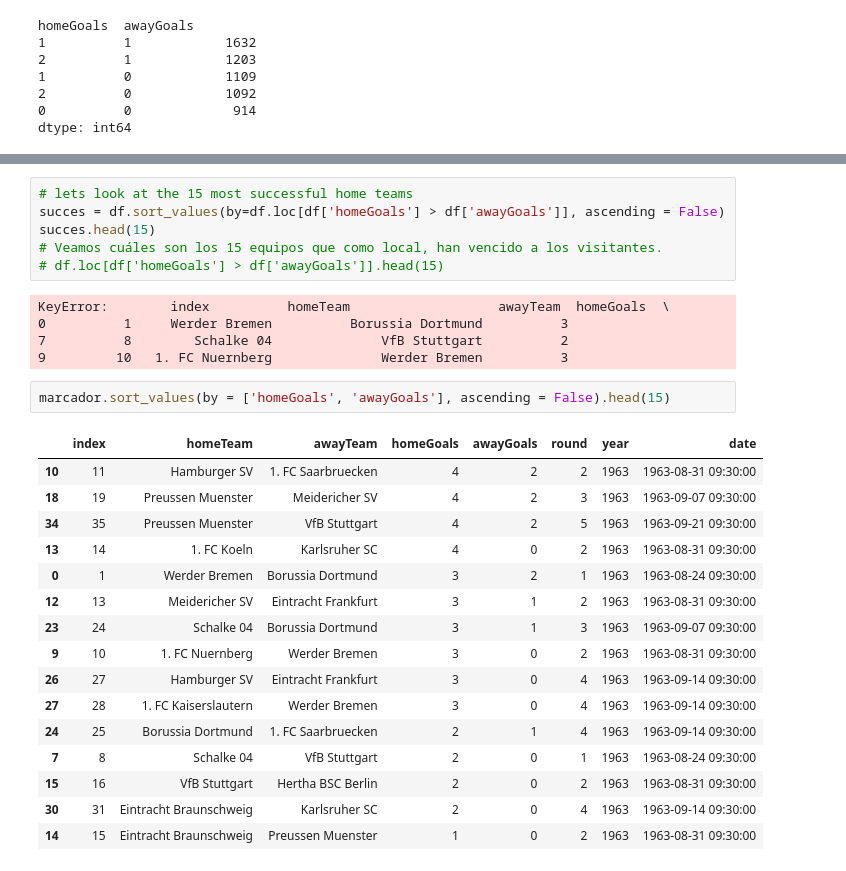
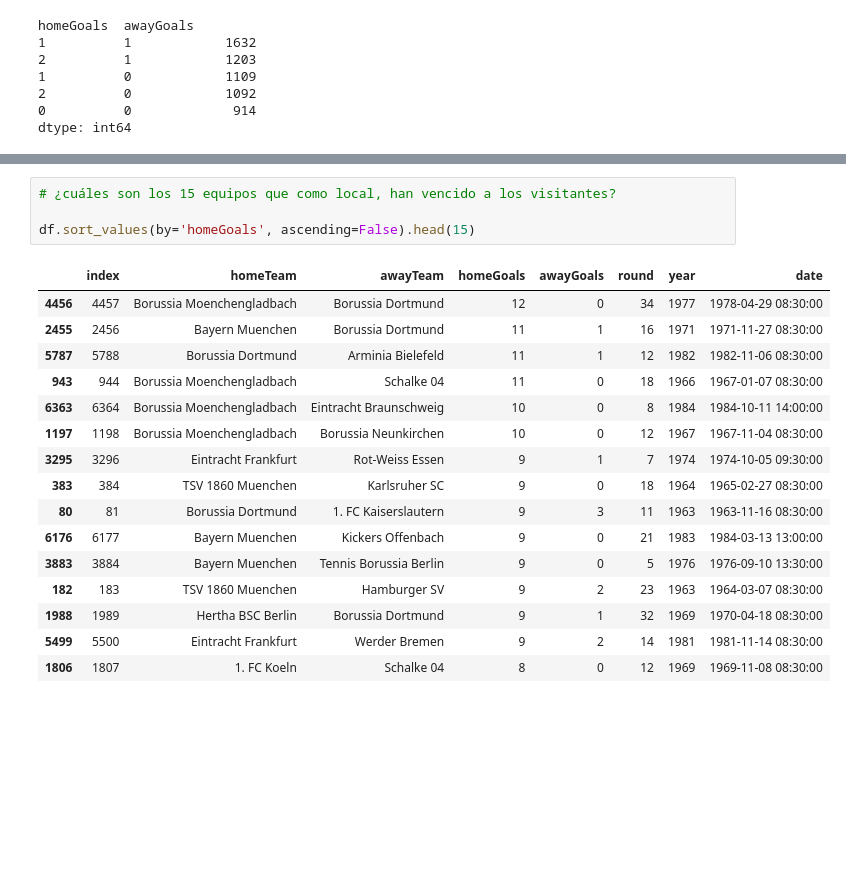
Before and after one commit to wilebaldosh/bundesliga, a Jupyter notebook: bundesliga.ipynb, the cells around one changed output, grey strips where cells are left out. Drawn from its saved outputs; the diff is of its cells as text; blank space fills up the shorter version.

```diff
--- a/bundesliga.ipynb
+++ b/bundesliga.ipynb
@@ -274,30 +330,21 @@ dtype: int64
 # %%
-# lets look at the 15 most successful home teams
-succes = df.sort_values(by=df.loc[df['homeGoals'] > df['awayGoals']], ascending = False)
-succes.head(15)
-# Veamos cuáles son los 15 equipos que como local, han vencido a los visitantes.
-# df.loc[df['homeGoals'] > df['awayGoals']].head(15)
+# ¿cuáles son los 15 equipos que como local, han vencido a los visitantes?
+
+df.sort_values(by='homeGoals', ascending=False).head(15)
 # %% [output]
-KeyError:        index          homeTeam                   awayTeam  homeGoals  \
-0          1     Werder Bremen          Borussia Dortmund          3
-7          8        Schalke 04              VfB Stuttgart          2
-9         10   1. FC Nuernberg              Werder Bremen          3
+|  | index | homeTeam | awayTeam | homeGoals | awayGoals | round | year | date |
+| 4456 | 4457 | Borussia Moenchengladbach | Borussia Dortmund | 12 | 0 | 34 | 1977 | 1978-04-29 08:30:00 |
+| 2455 | 2456 | Bayern Muenchen | Borussia Dortmund | 11 | 1 | 16 | 1971 | 1971-11-27 08:30:00 |
+| 5787 | 5788 | Borussia Dortmund | Arminia Bielefeld | 11 | 1 | 12 | 1982 | 1982-11-06 08:30:00 |
+| 943 | 944 | Borussia Moenchengladbach | Schalke 04 | 11 | 0 | 18 | 1966 | 1967-01-07 08:30:00 |
+| 6363 | 6364 | Borussia Moenchengladbach | Eintracht Braunschweig | 10 | 0 | 8 | 1984 | 1984-10-11 14:00:00 |
+| 1197 | 1198 | Borussia Moenchengladbach | Borussia Neunkirchen | 10 | 0 | 12 | 1967 | 1967-11-04 08:30:00 |
+| 3295 | 3296 | Eintracht Frankfurt | Rot-Weiss Essen | 9 | 1 | 7 | 1974 | 1974-10-05 09:30:00 |
+| 383 | 384 | TSV 1860 Muenchen | Karlsruher SC | 9 | 0 | 18 | 1964 | 1965-02-27 08:30:00 |
+| 80 | 81 | Borussia Dortmund | 1. FC Kaiserslautern | 9 | 3 | 11 | 1963 | 1963-11-16 08:30:00 |
+| 6176 | 6177 | Bayern Muenchen | Kickers Offenbach | 9 | 0 | 21 | 1983 | 1984-03-13 13:00:00 |
+| 3883 | 3884 | Bayern Muenchen | Tennis Borussia Berlin | 9 | 0 | 5 | 1976 | 1976-09-10 13:30:00 |
+| 182 | 183 | TSV 1860 Muenchen | Hamburger SV | 9 | 2 | 23 | 1963 | 1964-03-07 08:30:00 |
+| 1988 | 1989 | Hertha BSC Berlin | Borussia Dortmund | 9 | 1 | 32 | 1969 | 1970-04-18 08:30:00 |
+| 5499 | 5500 | Eintracht Frankfurt | Werder Bremen | 9 | 2 | 14 | 1981 | 1981-11-14 08:30:00 |
+| 1806 | 1807 | 1. FC Koeln | Schalke 04 | 8 | 0 | 12 | 1969 | 1969-11-08 08:30:00 |
-# %%
-marcador.sort_values(by = ['homeGoals', 'awayGoals'], ascending = False).head(15)
-# %% [output]
-|  | index | homeTeam | awayTeam | homeGoals | awayGoals | round | year | date |
-| 10 | 11 | Hamburger SV | 1. FC Saarbruecken | 4 | 2 | 2 | 1963 | 1963-08-31 09:30:00 |
-| 18 | 19 | Preussen Muenster | Meidericher SV | 4 | 2 | 3 | 1963 | 1963-09-07 09:30:00 |
-| 34 | 35 | Preussen Muenster | VfB Stuttgart | 4 | 2 | 5 | 1963 | 1963-09-21 09:30:00 |
-| 13 | 14 | 1. FC Koeln | Karlsruher SC | 4 | 0 | 2 | 1963 | 1963-08-31 09:30:00 |
-| 0 | 1 | Werder Bremen | Borussia Dortmund | 3 | 2 | 1 | 1963 | 1963-08-24 09:30:00 |
-| 12 | 13 | Meidericher SV | Eintracht Frankfurt | 3 | 1 | 2 | 1963 | 1963-08-31 09:30:00 |
-| 23 | 24 | Schalke 04 | Borussia Dortmund | 3 | 1 | 3 | 1963 | 1963-09-07 09:30:00 |
-| 9 | 10 | 1. FC Nuernberg | Werder Bremen | 3 | 0 | 2 | 1963 | 1963-08-31 09:30:00 |
-| 26 | 27 | Hamburger SV | Eintracht Frankfurt | 3 | 0 | 4 | 1963 | 1963-09-14 09:30:00 |
-| 27 | 28 | 1. FC Kaiserslautern | Werder Bremen | 3 | 0 | 4 | 1963 | 1963-09-14 09:30:00 |
-| 24 | 25 | Borussia Dortmund | 1. FC Saarbruecken | 2 | 1 | 4 | 1963 | 1963-09-14 09:30:00 |
-| 7 | 8 | Schalke 04 | VfB Stuttgart | 2 | 0 | 1 | 1963 | 1963-08-24 09:30:00 |
-| 15 | 16 | VfB Stuttgart | Hertha BSC Berlin | 2 | 0 | 2 | 1963 | 1963-08-31 09:30:00 |
-| 30 | 31 | Eintracht Braunschweig | Karlsruher SC | 2 | 0 | 4 | 1963 | 1963-09-14 09:30:00 |
-| 14 | 15 | Eintracht Braunschweig | Preussen Muenster | 1 | 0 | 2 | 1963 | 1963-08-31 09:30:00 |
```
Also changed, not shown: parts of 8 cells of this notebook, 4 other files.
